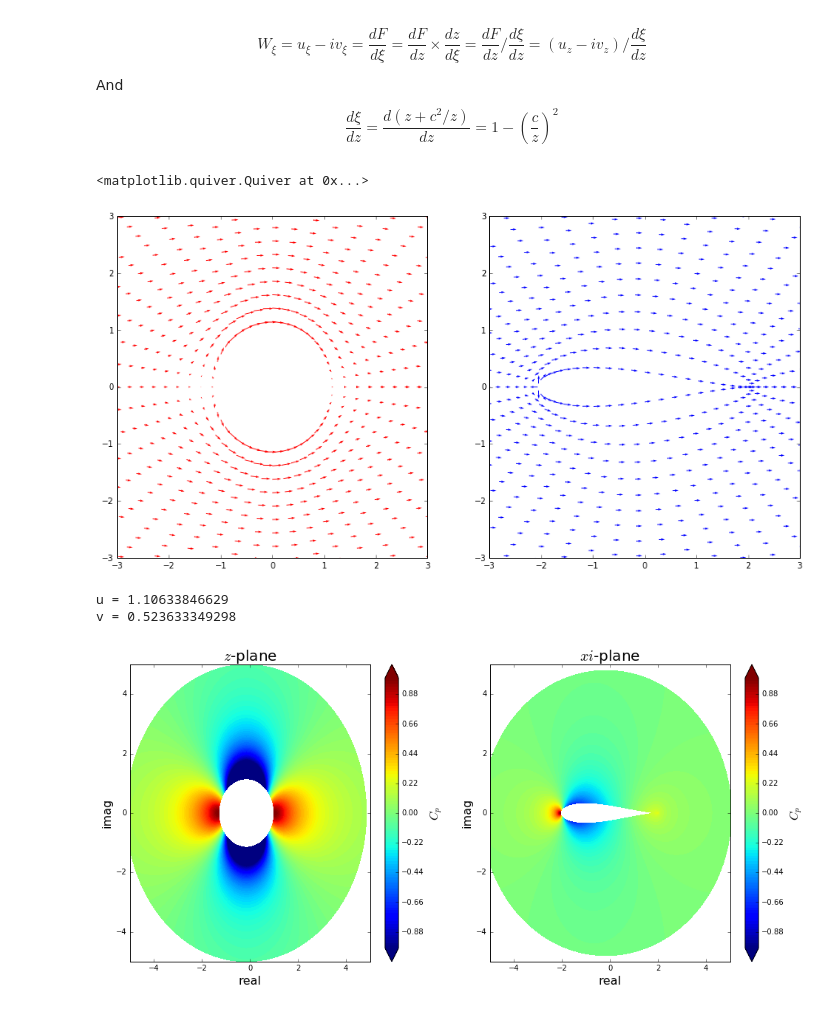
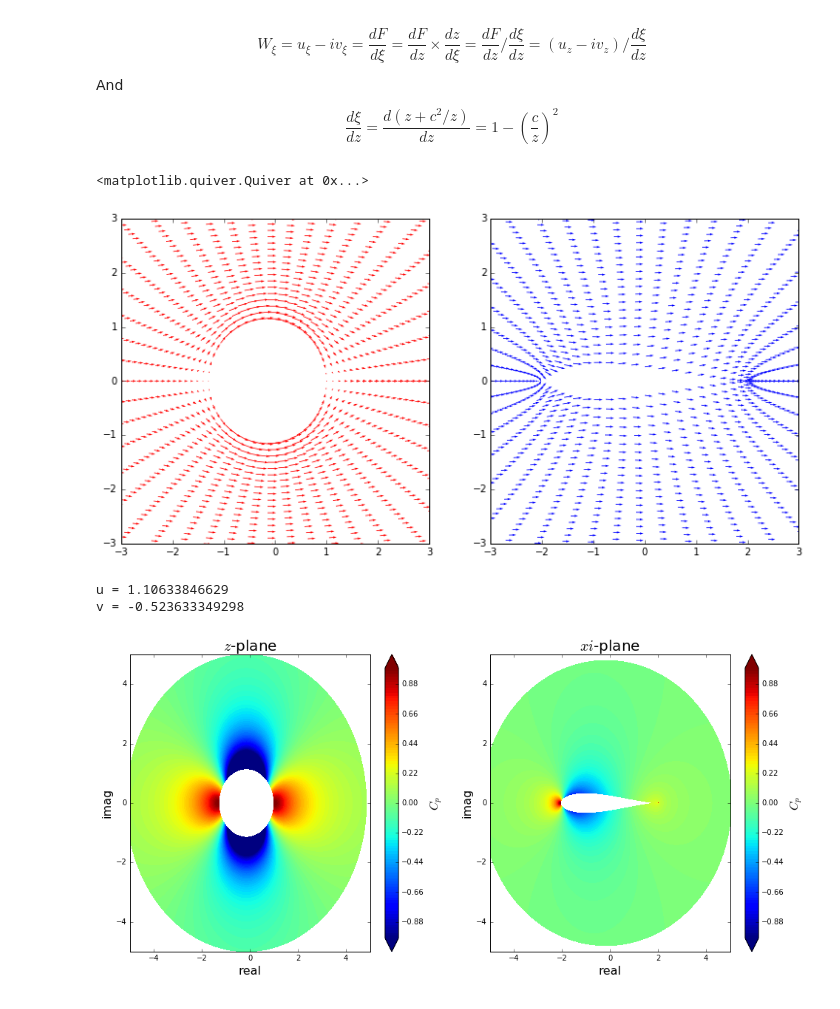
Before and after one commit to lpgleaves/mae6226-workspace, a Jupyter notebook: 06_Assignment_working.ipynb, the cells around one changed output. Saved outputs shown, nothing was run; the diff lists cells and outputs as text; code cells hidden in the pictures.

```diff
--- a/06_Assignment_working.ipynb
+++ b/06_Assignment_working.ipynb
@@ -149,28 +150,27 @@ pyplot.ylim(-6,6)
 
 3. What is the minimum value of the pressure coefficient on the airfoil surface?
 # %%
-radius = 1.15
 uinf = 1
 vinf = 0
-xd = -0.15
-yd = 0
+xd = xc
+yd = yc
 
 k = (radius**2)*(2*numpy.pi*uinf)
 
-psid = getstreamfuncdub(k,xd,yd,zcirc.real,zcirc.imag)
-psifs = uinf*zcirc.imag
-psi = psid + psifs
+psidub = getstreamfuncdub(k,xd,yd,z.real,z.imag)
+psifs = uinf*z.imag
+psi = psidub + psifs
 
 levels = numpy.linspace(-psi.max(),psi.max(),51)
 
 size = 5
-pyplot.figure(figsize=(3*size,1.5*size))
+pyplot.figure(figsize=(2.5*size,1.2*size))
 pyplot.subplot(121)
 pyplot.xlim(-6,6)
 pyplot.ylim(-6,6)
 pyplot.xlabel('real',fontsize=16)
 pyplot.ylabel('imaginary',fontsize=16)
-pyplot.contour(zcirc.real, zcirc.imag, psi, levels=levels, colors='r', linewidths=1, linestyles='solid')
+pyplot.contour(z.real, z.imag, psi, levels=levels, colors='r', linewidths=1, linestyles='solid')
 
 pyplot.subplot(122)
 pyplot.xlim(-6,6)
@@ -196,40 +196,39 @@ And
 \frac{d \xi}{d z} = \frac{d (z + c^2/z)}{dz} = 1 - \left(\frac{c}{z}\right)^2
 \end{equation}
 # %%
-ud, vd = getveldub(k,xd,yd,zcirc.real,zcirc.imag)
-ufs = uinf*numpy.ones(numpy.shape(zcirc.real))
-vfs = numpy.zeros(numpy.shape(zcirc.imag))
+udub, vdub = getveldub(k,xd,yd,z.real,z.imag)
 
-u = ud + ufs
-v = vd + vfs
+ufs = uinf*numpy.ones(numpy.shape(z.real))
+vfs = numpy.zeros(numpy.shape(z.imag))
+
+u = udub + ufs
+v = vdub + vfs
 
 p = 3
 size = 5
-pyplot.figure(figsize=(3*size,1.5*size))
+pyplot.figure(figsize=(2.5*size,1.2*size))
 pyplot.subplot(121)
 pyplot.xlim(-3,3)
 pyplot.ylim(-3,3)
-pyplot.quiver(zcirc.real[::p, ::p],zcirc.imag[::p, ::p],u[::p, ::p],v[::p, ::p],scale=10,scale_units='inches',color='r')
+pyplot.quiver(z.real[::p, ::p],z.imag[::p, ::p],u[::p, ::p],v[::p, ::p],scale=10,scale_units='inches',color='r')
 
-W = (u - v*1j)/(1-(c/zcirc)**2)
-u2 = W.real
-v2 = -1*W.imag
+xivel = (u - v*1j)/(1-(c/z)**2)
 
 pyplot.subplot(122)
 pyplot.xlim(-3,3)
 pyplot.ylim(-3,3)
-pyplot.quiver(xi.real[::p, ::p],xi.imag[::p, ::p],u2[::p, ::p],v2[::p, ::p],scale=10,scale_units='inches',color='b')
+pyplot.quiver(xi.real[::p, ::p],xi.imag[::p, ::p],xivel.real[::p, ::p],xivel.imag[::p, ::p],scale=10,scale_units='inches',color='b')
 # %% [output]
 <matplotlib.quiver.Quiver at 0x...>
-[figure, old version]
+[figure, new version]
 # %%
 # 2. Velocity at 62th point on surface
 
-print('u = ' + str(u2[61,0]))
-print('v = ' + str(v2[61,0]))
+print('u = ' + str(xivel.real[61,0]))
+print('v = ' + str(xivel.imag[61,0]))
 # %% [output]
 u = 1.10633846629
-v = 0.523633349298
+v = -0.523633349298
 # %%
 # z plane
 cp = 1.0 - (u**2+v**2)/uinf**2
```
Also changed, not shown: parts of 13 cells of this notebook, 1 other file.
